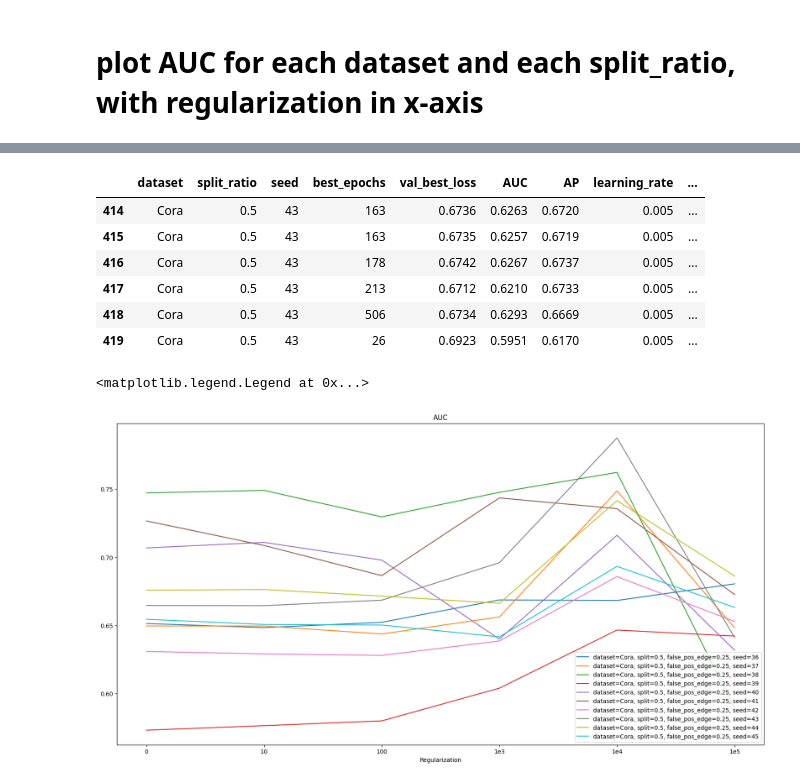
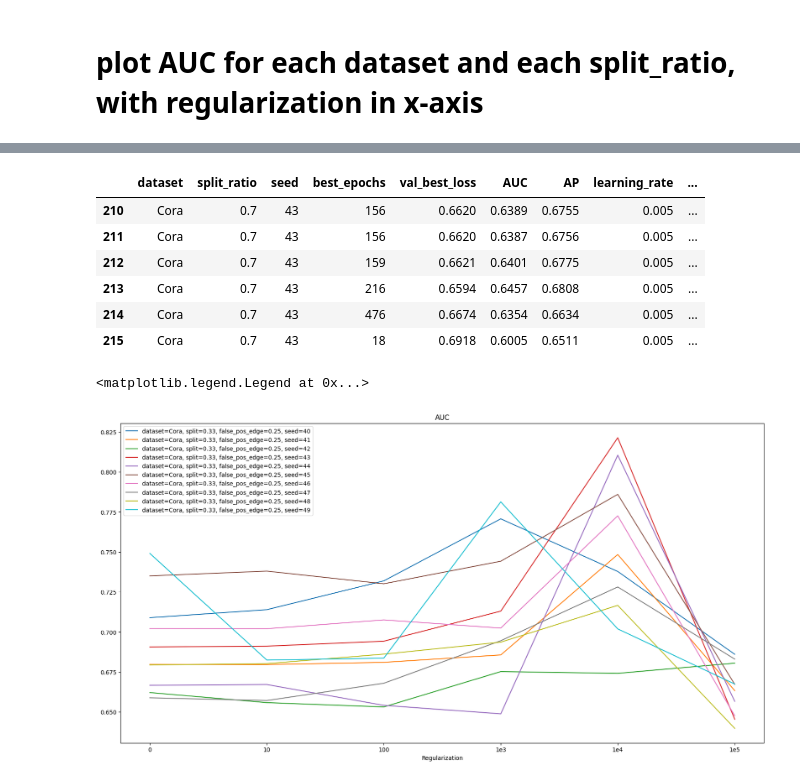
Before and after one commit to FDUguchunhui/latent-space-constraint-GNN, a Jupyter notebook: notebook/analysis/aggregation.ipynb, the cells around one changed output, grey strips where cells are left out. Saved outputs shown, nothing was run; the diff lists cells and outputs as text; code cells hidden in the pictures.

```diff
--- a/notebook/analysis/aggregation.ipynb
+++ b/notebook/analysis/aggregation.ipynb
@@ -11,8 +11,8 @@ import matplotlib.pyplot as plt
 /Users/cgu3/Documents/conditional-graph-variational-autoencoder
 '/Users/cgu3/Documents/conditional-graph-variational-autoencoder'
 # %%
-# df = pd.read_json('results/results2.json', lines=True)
-df = pd.read_json('results/final_cora_results.json', lines=True)
+df = pd.read_json('results/results2.json', lines=True)
+# df = pd.read_json('results/final_cora_results.json', lines=True)
 # df = pd.read_json('results/final_citeseer_results.json', lines=True)
 # round df['false_pos_edge_ratio'] to 1 decimal
 df['false_pos_edge_ratio'] = df['false_pos_edge_ratio'].round(2)
@@ -85,34 +88,34 @@ df_current = df[(df['seed'] == 43) & (df['split_ratio'] == split_ratio) & (df['f
 df_current
 # %% [output]
 |  | dataset | split_ratio | seed | best_epochs | val_best_loss | AUC | AP | learning_rate | ... |
-| 414 | Cora | 0.5 | 43 | 163 | 0.6736 | 0.6263 | 0.6720 | 0.005 | ... |
-| 415 | Cora | 0.5 | 43 | 163 | 0.6735 | 0.6257 | 0.6719 | 0.005 | ... |
-| 416 | Cora | 0.5 | 43 | 178 | 0.6742 | 0.6267 | 0.6737 | 0.005 | ... |
-| 417 | Cora | 0.5 | 43 | 213 | 0.6712 | 0.6210 | 0.6733 | 0.005 | ... |
-| 418 | Cora | 0.5 | 43 | 506 | 0.6734 | 0.6293 | 0.6669 | 0.005 | ... |
-| 419 | Cora | 0.5 | 43 | 26 | 0.6923 | 0.5951 | 0.6170 | 0.005 | ... |
+| 210 | Cora | 0.7 | 43 | 156 | 0.6620 | 0.6389 | 0.6755 | 0.005 | ... |
+| 211 | Cora | 0.7 | 43 | 156 | 0.6620 | 0.6387 | 0.6756 | 0.005 | ... |
+| 212 | Cora | 0.7 | 43 | 159 | 0.6621 | 0.6401 | 0.6775 | 0.005 | ... |
+| 213 | Cora | 0.7 | 43 | 216 | 0.6594 | 0.6457 | 0.6808 | 0.005 | ... |
+| 214 | Cora | 0.7 | 43 | 476 | 0.6674 | 0.6354 | 0.6634 | 0.005 | ... |
+| 215 | Cora | 0.7 | 43 | 18 | 0.6918 | 0.6005 | 0.6511 | 0.005 | ... |
 # %%
 fig, ax = plt.subplots(figsize=(20, 10))
 
 # Get unique seeds
 dataset = 'Cora'
 split_ratio = 0.33
 false_pos_edge_ratio = 0.25
 seeds = df['seed'].unique()
 
 # plot AUC
 for seed in seeds:
     df_current = df[(df['seed'] == seed) & (df['split_ratio'] == split_ratio) & (df['false_pos_edge_ratio'] == false_pos_edge_ratio) & (df['add_input_edges_to_output'] == False)]
     ax.plot([0, 1, 2, 3, 4, 5], df_current['AUC'],
-               label=f'dataset={dataset}, split={split}, false_pos_edge={false_pos_edge_ratio}, seed={seed}')
+               label=f'dataset={dataset}, split={split_ratio}, false_pos_edge={false_pos_edge_ratio}, seed={seed}')
 ax.set_xticks([0, 1, 2, 3, 4, 5])
 ax.set_xticklabels(['0', '10', '100', '1e3', '1e4', '1e5'])
 ax.set_xlabel('Regularization')
 ax.set_title('AUC')
 ax.legend()
 # %% [output]
 <matplotlib.legend.Legend at 0x...>
-[figure, old version]
+[figure, new version]
 # %%
 df_agg[(df_agg['split_ratio'] == split_ratio) & (df_agg['false_pos_edge_ratio'] == false_pos_edge_ratio)]
 # %% [output]
```
Also changed, not shown: parts of 11 cells of this notebook, 3 other files.
